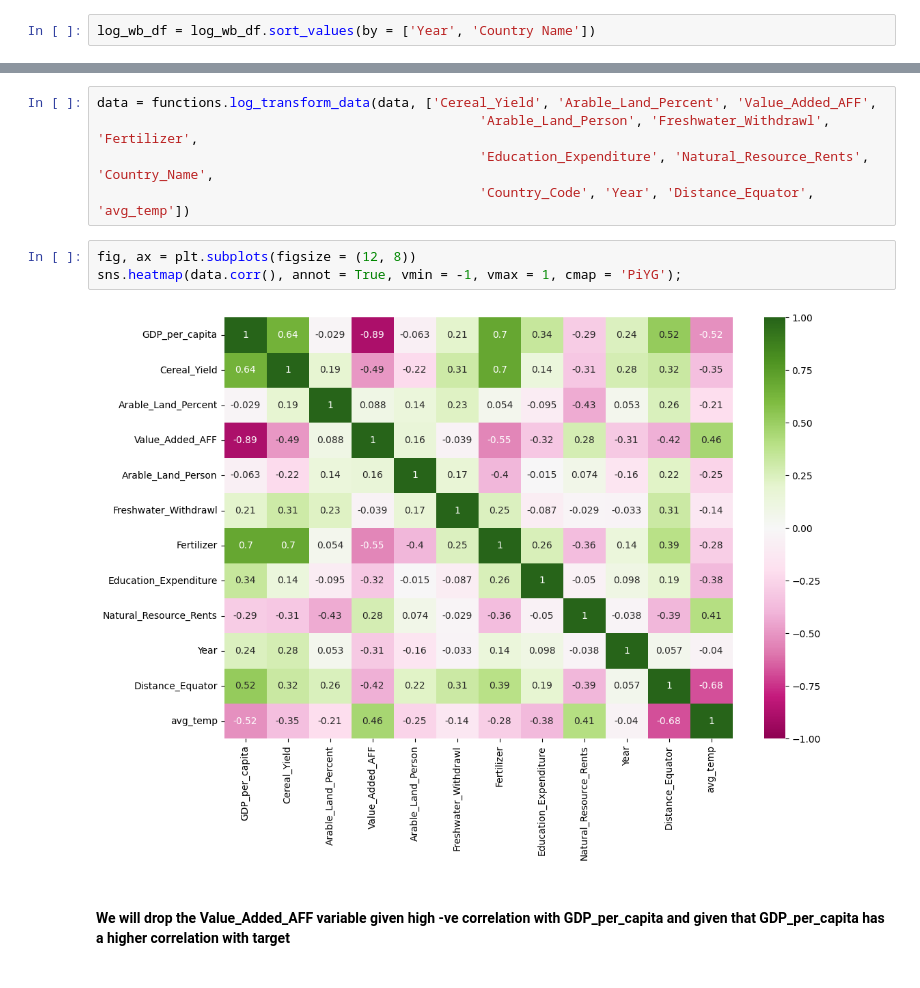
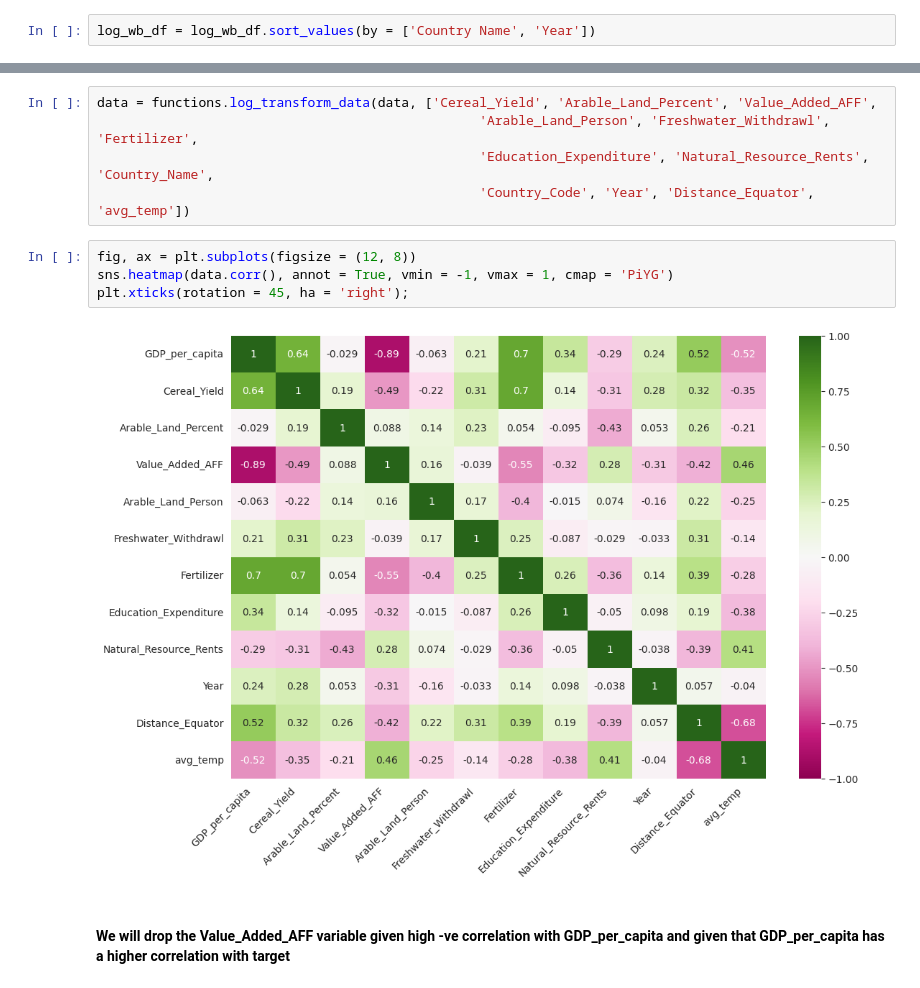
Before and after one commit to seenstevo/ML_Project_Cereal_Yield, a Jupyter notebook: src/memory.ipynb, the cells around one changed output, grey strips where cells are left out. Saved outputs shown, nothing was run; the diff lists cells and outputs as text.

```diff
--- a/src/memory.ipynb
+++ b/src/memory.ipynb
@@ -155,7 +155,7 @@ sns.heatmap(log_wb_df.corr(), annot = True, vmin = -1, vmax = 1, cmap = 'PiYG');
 # %% [markdown]
 #### Dealing with missing values
 # %%
-log_wb_df = log_wb_df.sort_values(by = ['Year', 'Country Name'])
+log_wb_df = log_wb_df.sort_values(by = ['Country Name', 'Year'])
 # %%
 msno.matrix(log_wb_df);
 # %% [output]
@@ -292,9 +292,10 @@ data = functions.log_transform_data(data, ['Cereal_Yield', 'Arable_Land_Percent'
                                                  'Country_Code', 'Year', 'Distance_Equator', 'avg_temp'])
 # %%
 fig, ax = plt.subplots(figsize = (12, 8))
-sns.heatmap(data.corr(), annot = True, vmin = -1, vmax = 1, cmap = 'PiYG');
+sns.heatmap(data.corr(), annot = True, vmin = -1, vmax = 1, cmap = 'PiYG')
+plt.xticks(rotation = 45, ha = 'right');
 # %% [output]
-[figure, old version]
+[figure, new version]
 # %% [markdown]
 #### We will drop the Value_Added_AFF variable given high -ve correlation with GDP_per_capita and given that GDP_per_capita has a higher correlation with target
 # %%
```
Also changed, not shown: parts of 98 cells of this notebook, 2 other files.
